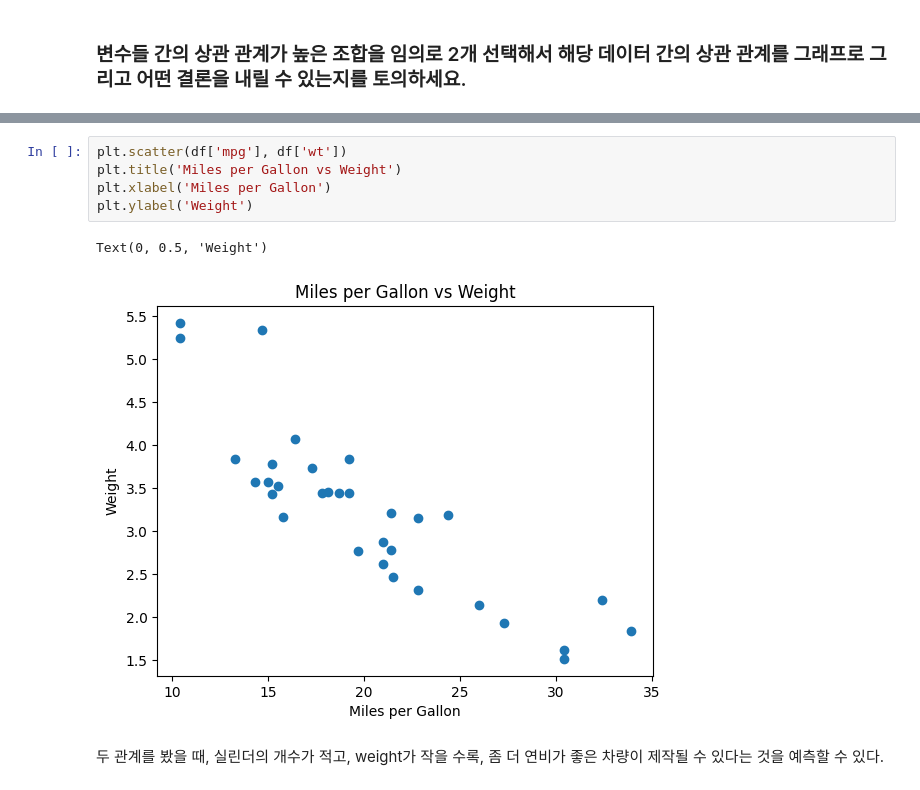
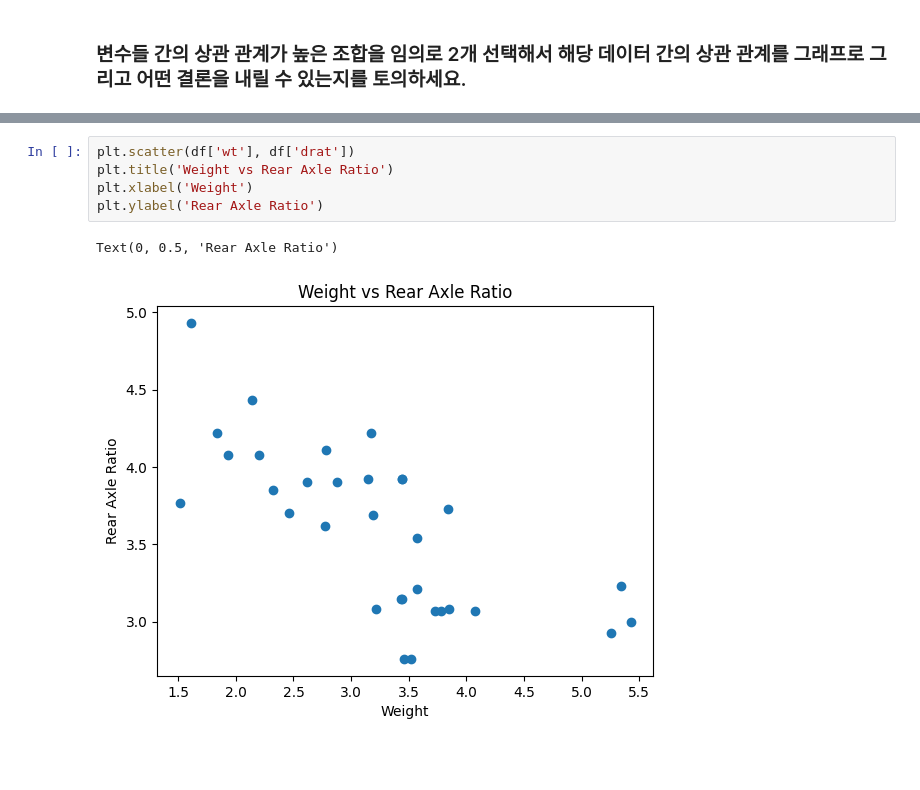
Before and after one commit to softeer5th/data_engineering_course_materials, a Jupyter notebook: missions/w1/w1m1.ipynb, the cells around one changed output, grey strips where cells are left out. Saved outputs shown, nothing was run; the diff lists cells and outputs as text; blank space fills up the shorter version.

```diff
--- a/missions/w1/w1m1.ipynb
+++ b/missions/w1/w1m1.ipynb
@@ -269,10 +277,8 @@ Text(0, 0.5, 'Number of Cylinders')
 # %%
-plt.scatter(df['mpg'], df['wt'])
-plt.title('Miles per Gallon vs Weight')
-plt.xlabel('Miles per Gallon')
-plt.ylabel('Weight')
+plt.scatter(df['wt'], df['drat'])
+plt.title('Weight vs Rear Axle Ratio')
+plt.xlabel('Weight')
+plt.ylabel('Rear Axle Ratio')
 # %% [output]
-Text(0, 0.5, 'Weight')
+Text(0, 0.5, 'Rear Axle Ratio')
-[figure, old version]
+[figure, new version]
-# %% [markdown]
-두 관계를 봤을 때, 실린더의 개수가 적고, weight가 작을 수록, 좀 더 연비가 좋은 차량이 제작될 수 있다는 것을 예측할 수 있다.
```
Also changed, not shown: parts of 3 cells of this notebook.
